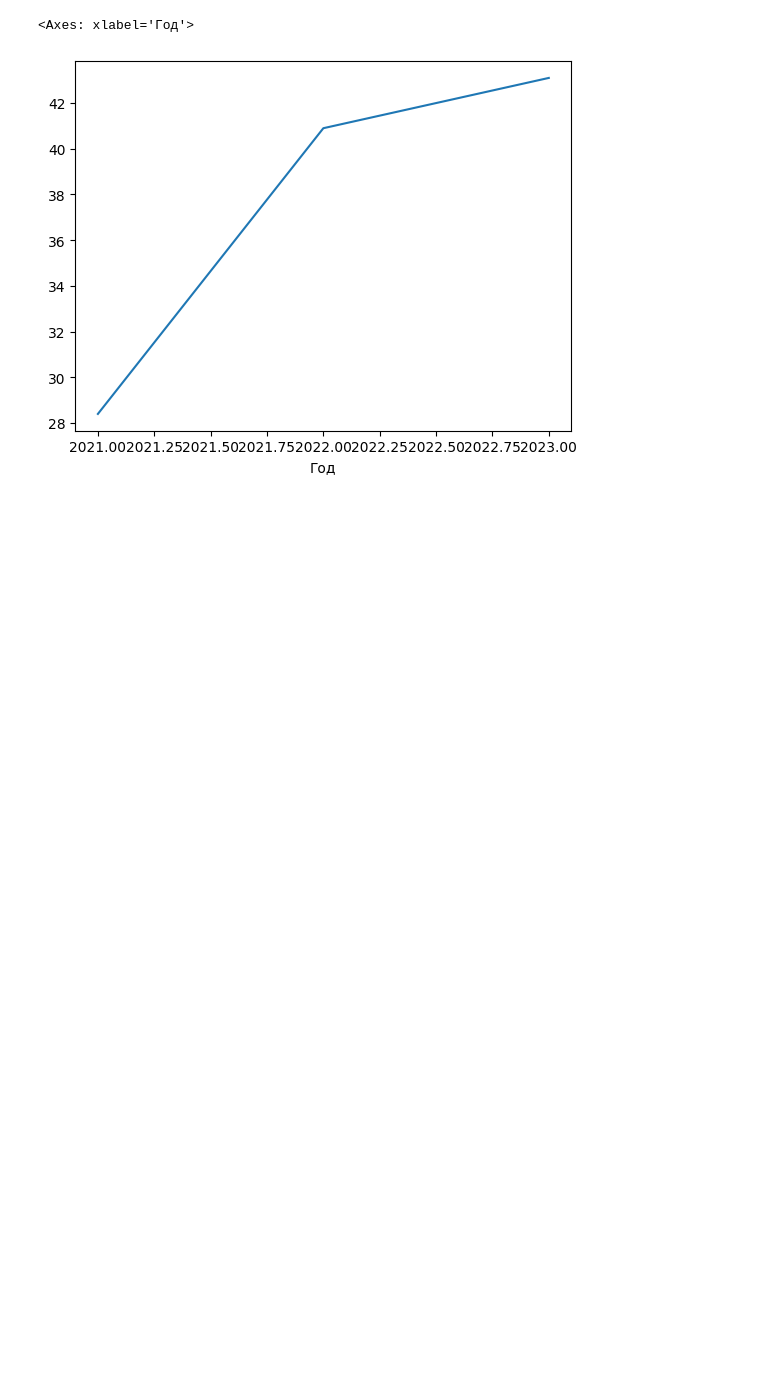
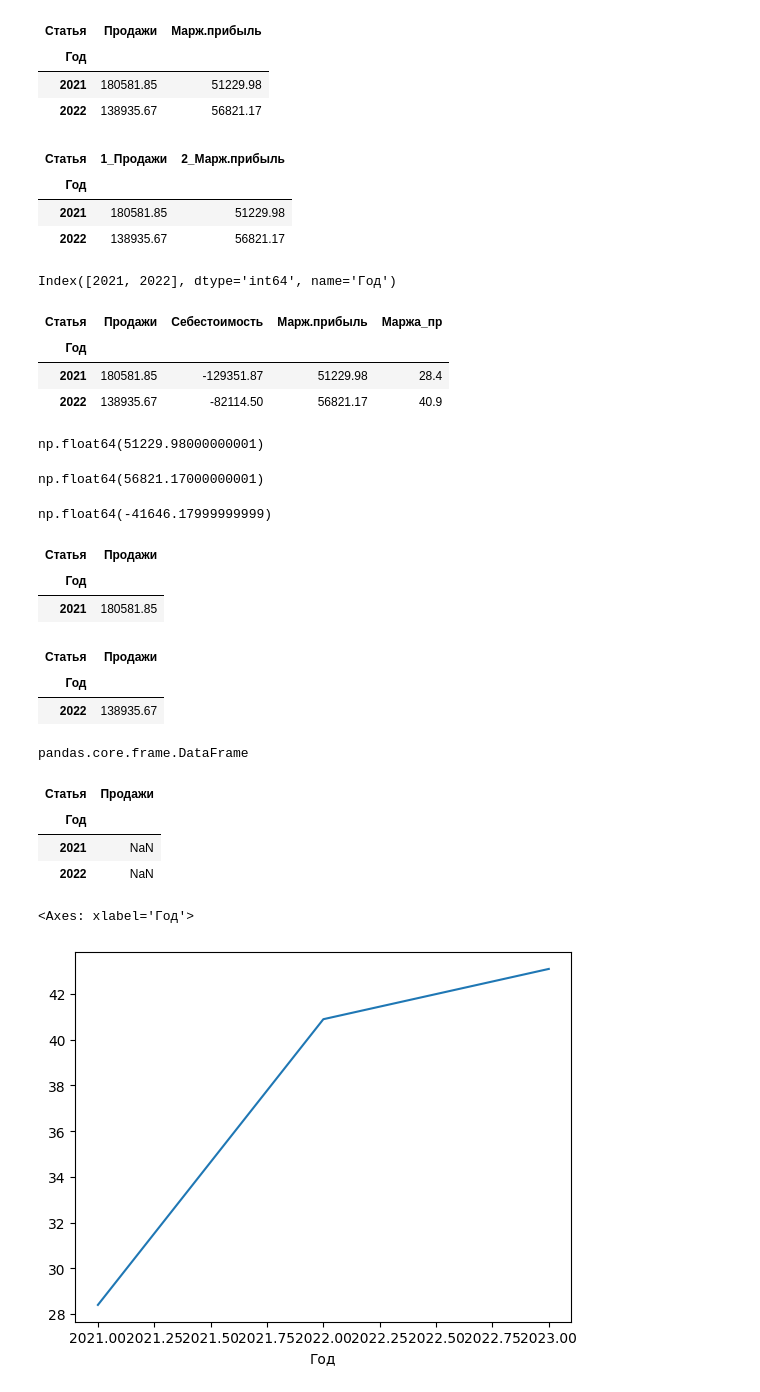
Before and after one commit to Smolenishev/streamlit-test_1-app, a Jupyter notebook: test_1.ipynb, the cells around one changed output. Drawn from its saved outputs; the diff is of its cells as text; code cells hidden in the pictures; blank space fills up the shorter version.

```diff
--- a/test_1.ipynb
+++ b/test_1.ipynb
@@ -83,3 +83,71 @@ pt00
+# %%
+pt001 = pt00[['Продажи', 'Марж.прибыль']]
+
+pt001
+# %% [output]
+| Статья | Продажи | Марж.прибыль |
+| Год |  |  |
+| 2021 | 180581.85 | 51229.98 |
+| 2022 | 138935.67 | 56821.17 |
+# %%
+pt001.rename({"Продажи": "1_Продажи", "Марж.прибыль": "2_Марж.прибыль"}, axis='columns')
+# %% [output]
+| Статья | 1_Продажи | 2_Марж.прибыль |
+| Год |  |  |
+| 2021 | 180581.85 | 51229.98 |
+| 2022 | 138935.67 | 56821.17 |
+# %%
+pt00.index
+# %% [output]
+Index([2021, 2022], dtype='int64', name='Год')
+# %%
+pt00.loc[ :, : ]
+# %% [output]
+| Статья | Продажи | Себестоимость | Марж.прибыль | Маржа_пр |
+| Год |  |  |  |  |
+| 2021 | 180581.85 | -129351.87 | 51229.98 | 28.4 |
+| 2022 | 138935.67 | -82114.50 | 56821.17 | 40.9 |
+# %%
+a1 = pt00.iloc[0, 2]
+a1
+# %% [output]
+np.float64(51229.98000000001)
+# %%
+a2 = pt00.iloc[1, 2]
+a2
+# %% [output]
+np.float64(56821.17000000001)
+# %%
+da = a2 - a1
+da
+# %% [output]
+np.float64(-41646.17999999999)
+# %%
+pt00.iloc[:1 , :1 ]
+# %% [output]
+| Статья | Продажи |
+| Год |  |
+| 2021 | 180581.85 |
+# %%
+a2 = pt00.iloc[1:2 , :1]
+
+a2
+# %% [output]
+| Статья | Продажи |
+| Год |  |
+| 2022 | 138935.67 |
+# %%
+type(a2)
+# %% [output]
+pandas.core.frame.DataFrame
+# %%
+d =  (pt00.iloc[1:2 , :1 ]) - (pt00.iloc[:1 , :1 ])
+d
+# %% [output]
+| Статья | Продажи |
+| Год |  |
+| 2021 | NaN |
+| 2022 | NaN |
 # %%
 pt00.loc[:, "Маржа_пр"].plot()
 # %% [output]
```
Also changed, not shown: parts of 3 cells of this notebook, 2 other files.
